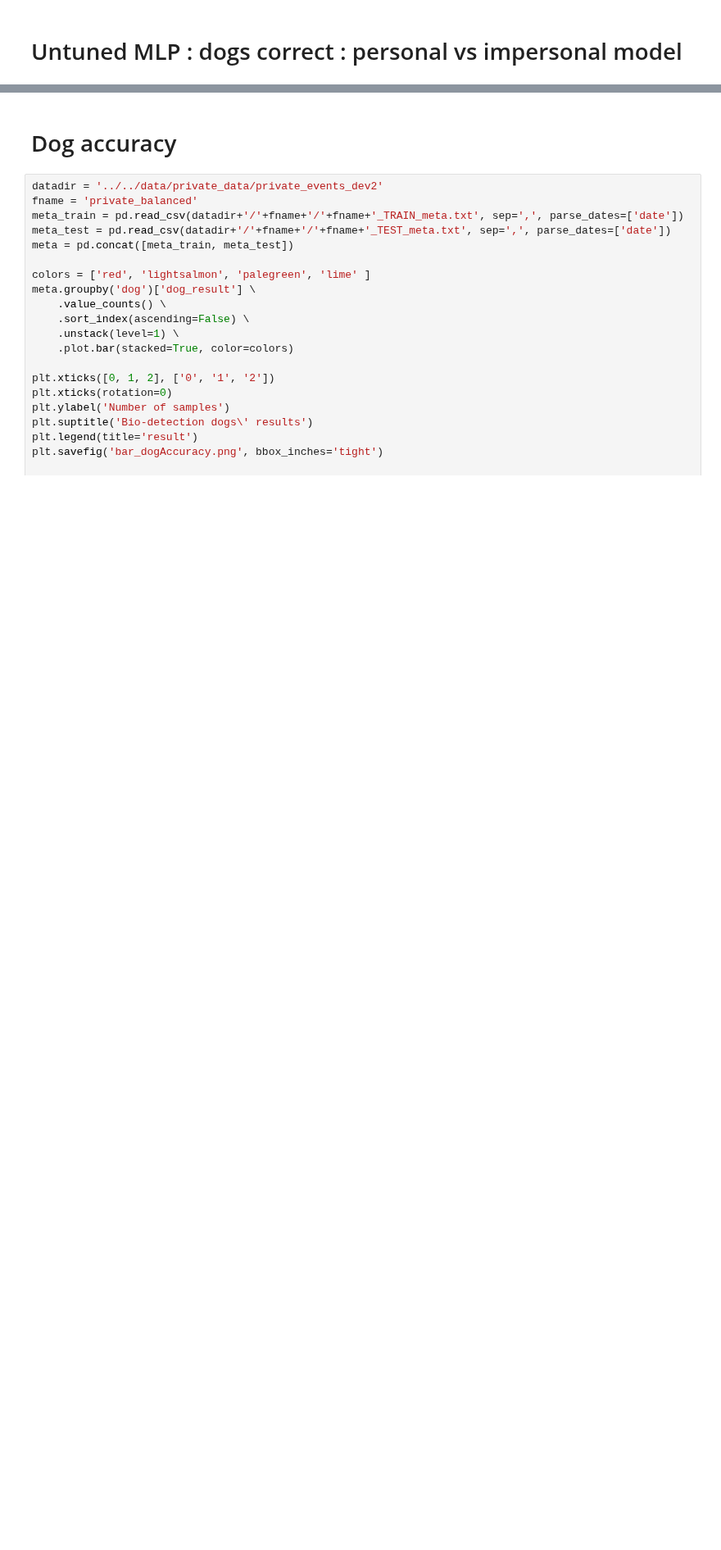
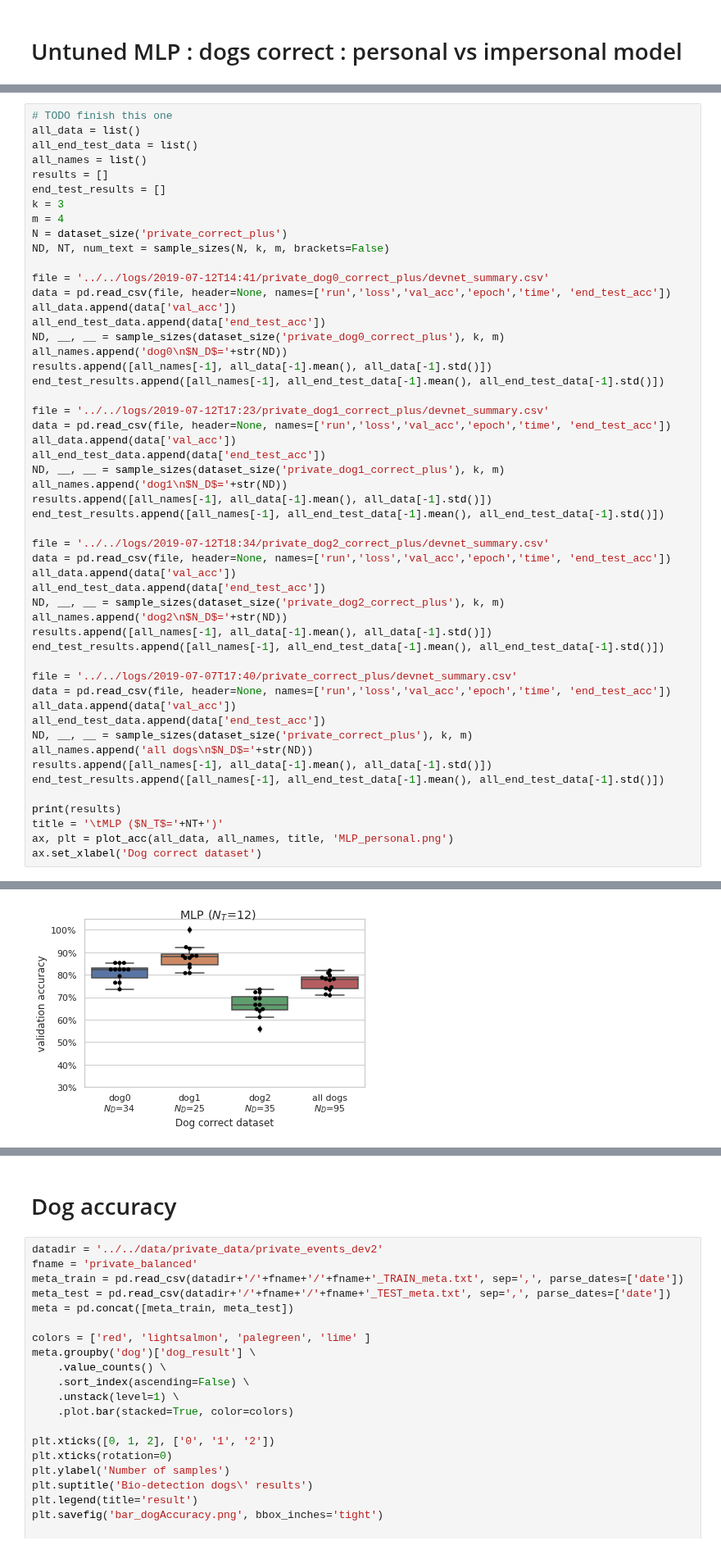
Before and after one commit to Withington/deepscent, a Jupyter notebook: notebooks/results/dis_results.ipynb, the cells around one changed output, grey strips where cells are left out. Shown at 82% size. Saved outputs shown, nothing was run; the diff lists cells and outputs as text; blank space fills up the shorter version.

```diff
--- a/notebooks/results/dis_results.ipynb
+++ b/notebooks/results/dis_results.ipynb
@@ -318,0 +393,53 @@ ax.set_xlabel('Model (trained on dogs correct data)')
+# %%
+# TODO finish this one
+all_data = list()
+all_end_test_data = list()
+all_names = list()
+results = []
+end_test_results = []
+k = 3
+m = 4
+N = dataset_size('private_correct_plus')
+ND, NT, num_text = sample_sizes(N, k, m, brackets=False)
+
+file = '../../logs/2019-07-12T14:41/private_dog0_correct_plus/devnet_summary.csv'
+data = pd.read_csv(file, header=None, names=['run','loss','val_acc','epoch','time', 'end_test_acc'])
+all_data.append(data['val_acc'])
+all_end_test_data.append(data['end_test_acc'])
+ND, __, __ = sample_sizes(dataset_size('private_dog0_correct_plus'), k, m)
+all_names.append('dog0\n$N_D$='+str(ND))
+results.append([all_names[-1], all_data[-1].mean(), all_data[-1].std()])
+end_test_results.append([all_names[-1], all_end_test_data[-1].mean(), all_end_test_data[-1].std()])
+
+file = '../../logs/2019-07-12T17:23/private_dog1_correct_plus/devnet_summary.csv'
+data = pd.read_csv(file, header=None, names=['run','loss','val_acc','epoch','time', 'end_test_acc'])
+all_data.append(data['val_acc'])
+all_end_test_data.append(data['end_test_acc'])
+ND, __, __ = sample_sizes(dataset_size('private_dog1_correct_plus'), k, m)
+all_names.append('dog1\n$N_D$='+str(ND))
+results.append([all_names[-1], all_data[-1].mean(), all_data[-1].std()])
+end_test_results.append([all_names[-1], all_end_test_data[-1].mean(), all_end_test_data[-1].std()])
+
+file = '../../logs/2019-07-12T18:34/private_dog2_correct_plus/devnet_summary.csv'
+data = pd.read_csv(file, header=None, names=['run','loss','val_acc','epoch','time', 'end_test_acc'])
+all_data.append(data['val_acc'])
+all_end_test_data.append(data['end_test_acc'])
+ND, __, __ = sample_sizes(dataset_size('private_dog2_correct_plus'), k, m)
+all_names.append('dog2\n$N_D$='+str(ND))
+results.append([all_names[-1], all_data[-1].mean(), all_data[-1].std()])
+end_test_results.append([all_names[-1], all_end_test_data[-1].mean(), all_end_test_data[-1].std()])
+
+file = '../../logs/2019-07-07T17:40/private_correct_plus/devnet_summary.csv'
+data = pd.read_csv(file, header=None, names=['run','loss','val_acc','epoch','time', 'end_test_acc'])
+all_data.append(data['val_acc'])
+all_end_test_data.append(data['end_test_acc'])
+ND, __, __ = sample_sizes(dataset_size('private_correct_plus'), k, m)
+all_names.append('all dogs\n$N_D$='+str(ND))
+results.append([all_names[-1], all_data[-1].mean(), all_data[-1].std()])
+end_test_results.append([all_names[-1], all_end_test_data[-1].mean(), all_end_test_data[-1].std()])
+
+print(results)
+title = '\tMLP ($N_T$='+NT+')'
+ax, plt = plot_acc(all_data, all_names, title, 'MLP_personal.png')
+ax.set_xlabel('Dog correct dataset')
+# %% [output]
@@ -318,0 +448 @@ ax.set_xlabel('Model (trained on dogs correct data)')
+[figure, added]
```
Also changed, not shown: parts of 20 cells of this notebook.
